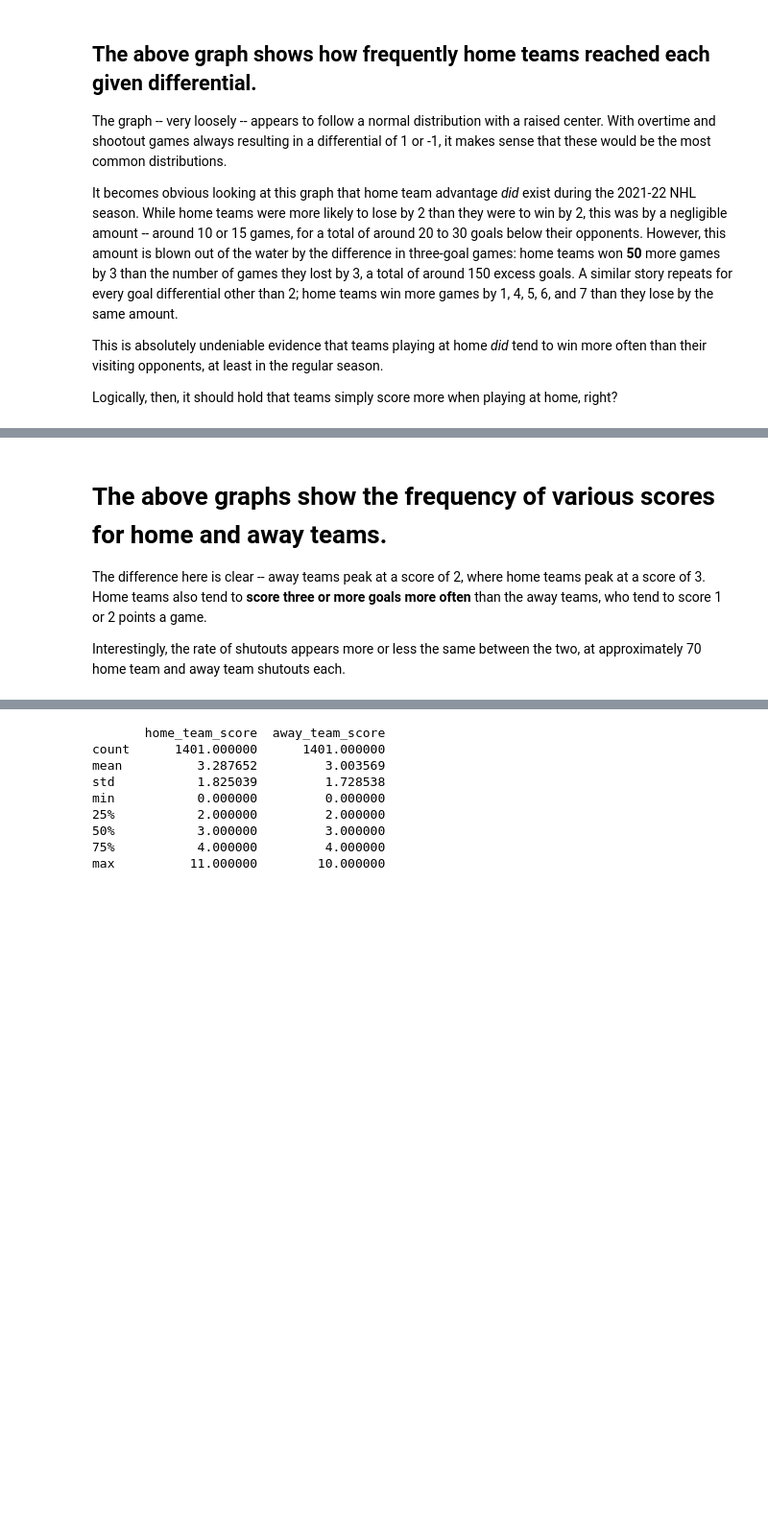
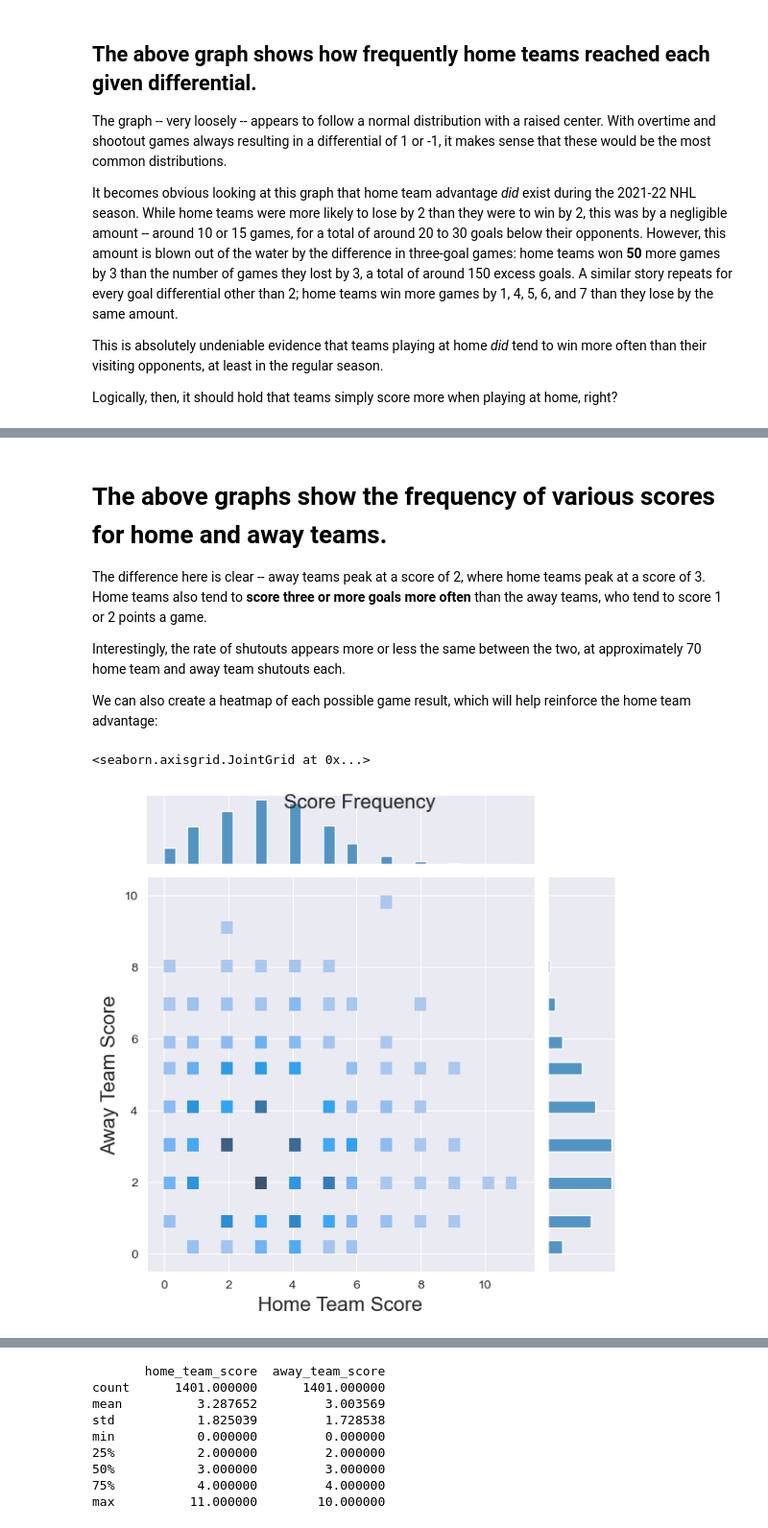
Before and after one commit to ubco-W2022T1-cosc301/project-group10, a Jupyter notebook: notebooks/analysis1.ipynb, the cells around one changed output, grey strips where cells are left out. Shown at 96% size. Saved outputs shown, nothing was run; the diff lists cells and outputs as text; code cells hidden in the pictures; blank space fills up the shorter version.

```diff
--- a/notebooks/analysis1.ipynb
+++ b/notebooks/analysis1.ipynb
@@ -343,3 +360,14 @@ away_score_count.set(title="Frequency of Away Team Scores",xlabel="Score",ylabel
 The difference here is clear -- away teams peak at a score of 2, where home teams peak at a score of 3. Home teams also tend to **score three or more goals more often** than the away teams, who tend to score 1 or 2 points a game.
 
 Interestingly, the rate of shutouts appears more or less the same between the two, at approximately 70 home team and away team shutouts each.
+
+We can also create a heatmap of each possible game result, which will help reinforce the home team advantage:
+# %%
+score_heatmap = sns.jointplot(data=df_processed, x="home_team_score",y="away_team_score",kind="hist")
+score_heatmap.set_axis_labels('Home Team Score', 'Away Team Score', fontsize=16)
+plt.suptitle("Score Frequency", fontsize=16)
+plt.savefig("score-frequency-heatmap.png")
+score_heatmap
+# %% [output]
+<seaborn.axisgrid.JointGrid at 0x...>
+[figure, added]
```
Also changed, not shown: parts of 10 cells of this notebook, 8 other files.
